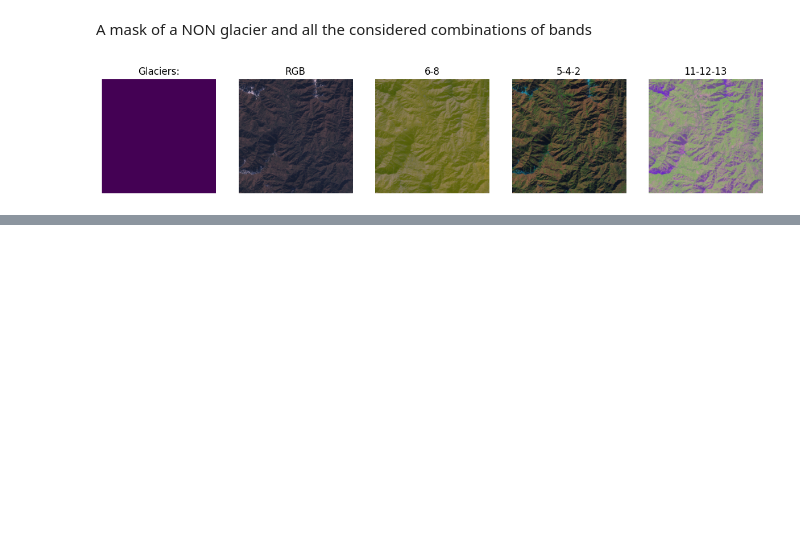
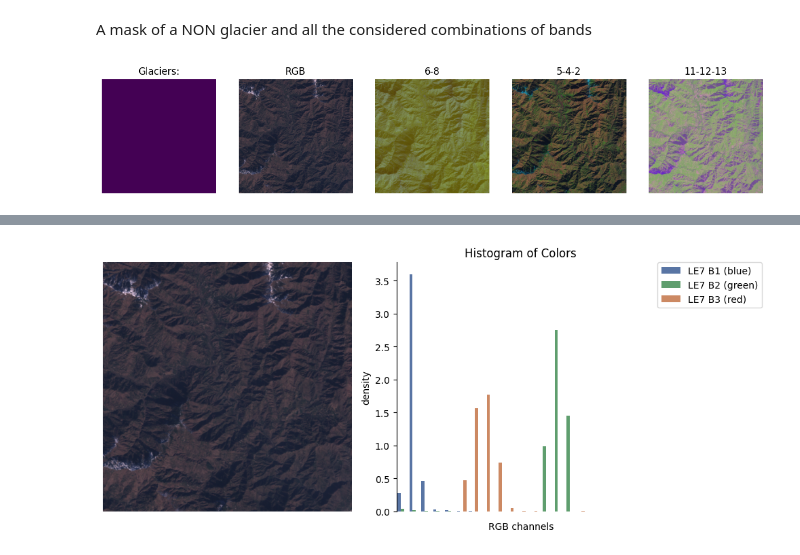
Before and after one commit to jonasbarth/fds-2022-final-project, a Jupyter notebook: Visualizations.ipynb, the cells around one changed output, grey strips where cells are left out. Cells and saved outputs as stored; diff of their text form; code cells hidden in the pictures; blank space fills up the shorter version.

```diff
--- a/Visualizations.ipynb
+++ b/Visualizations.ipynb
@@ -66,0 +63,4 @@ show_hist(glac, glac_hist, channel=5)
+# %%
+show_img_hist(no_glac, no_glac_hist)
+# %% [output]
+[figure, added]
```
Also changed, not shown: parts of 10 cells of this notebook.
